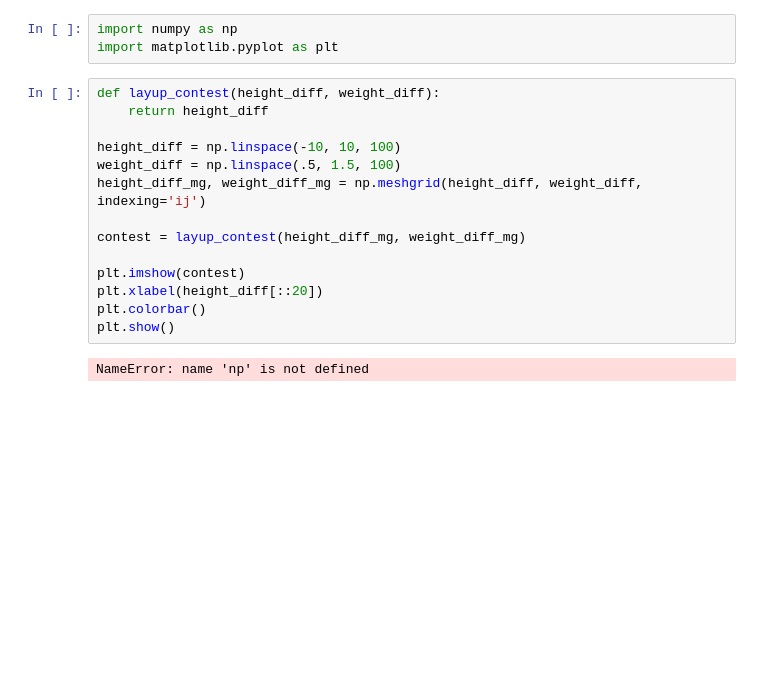
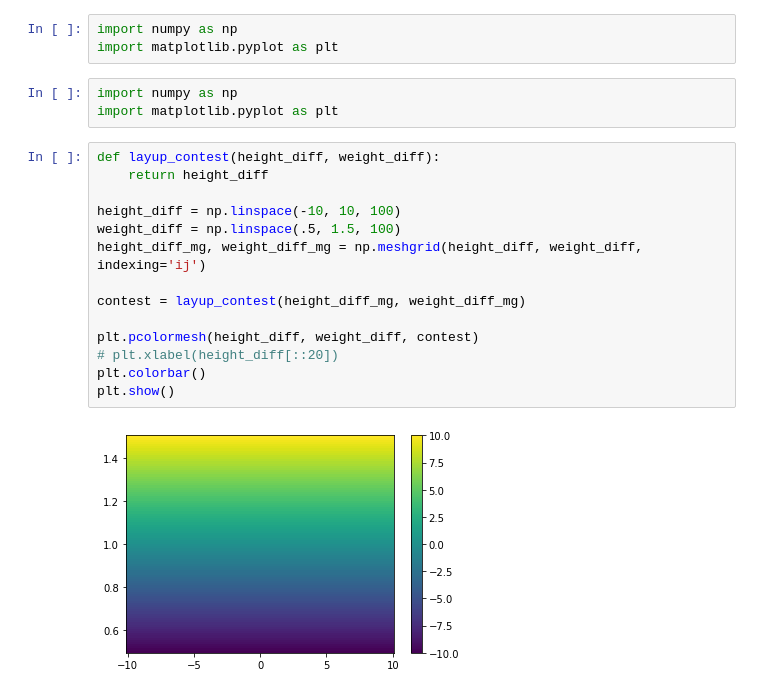
Before and after one commit to akarshkumar0101/basketball-rl, a Jupyter notebook: Untitled1.ipynb, the cells around one changed output. Cells and saved outputs as stored; diff of their text form; blank space fills up the shorter version.

```diff
--- a/Untitled1.ipynb
+++ b/Untitled1.ipynb
@@ -1,19 +22,22 @@
 # %%
 import numpy as np
 import matplotlib.pyplot as plt
+# %%
+import numpy as np
+import matplotlib.pyplot as plt
 # %%
 def layup_contest(height_diff, weight_diff):
     return height_diff
 
 height_diff = np.linspace(-10, 10, 100)
 weight_diff = np.linspace(.5, 1.5, 100)
 height_diff_mg, weight_diff_mg = np.meshgrid(height_diff, weight_diff, indexing='ij')
 
 contest = layup_contest(height_diff_mg, weight_diff_mg)
 
-plt.imshow(contest)
-plt.xlabel(height_diff[::20])
+plt.pcolormesh(height_diff, weight_diff, contest)
+# plt.xlabel(height_diff[::20])
 plt.colorbar()
 plt.show()
 # %% [output]
-NameError: name 'np' is not defined
+[figure, added]
```
Also changed, not shown: parts of 3 cells of this notebook, 7 other files.
